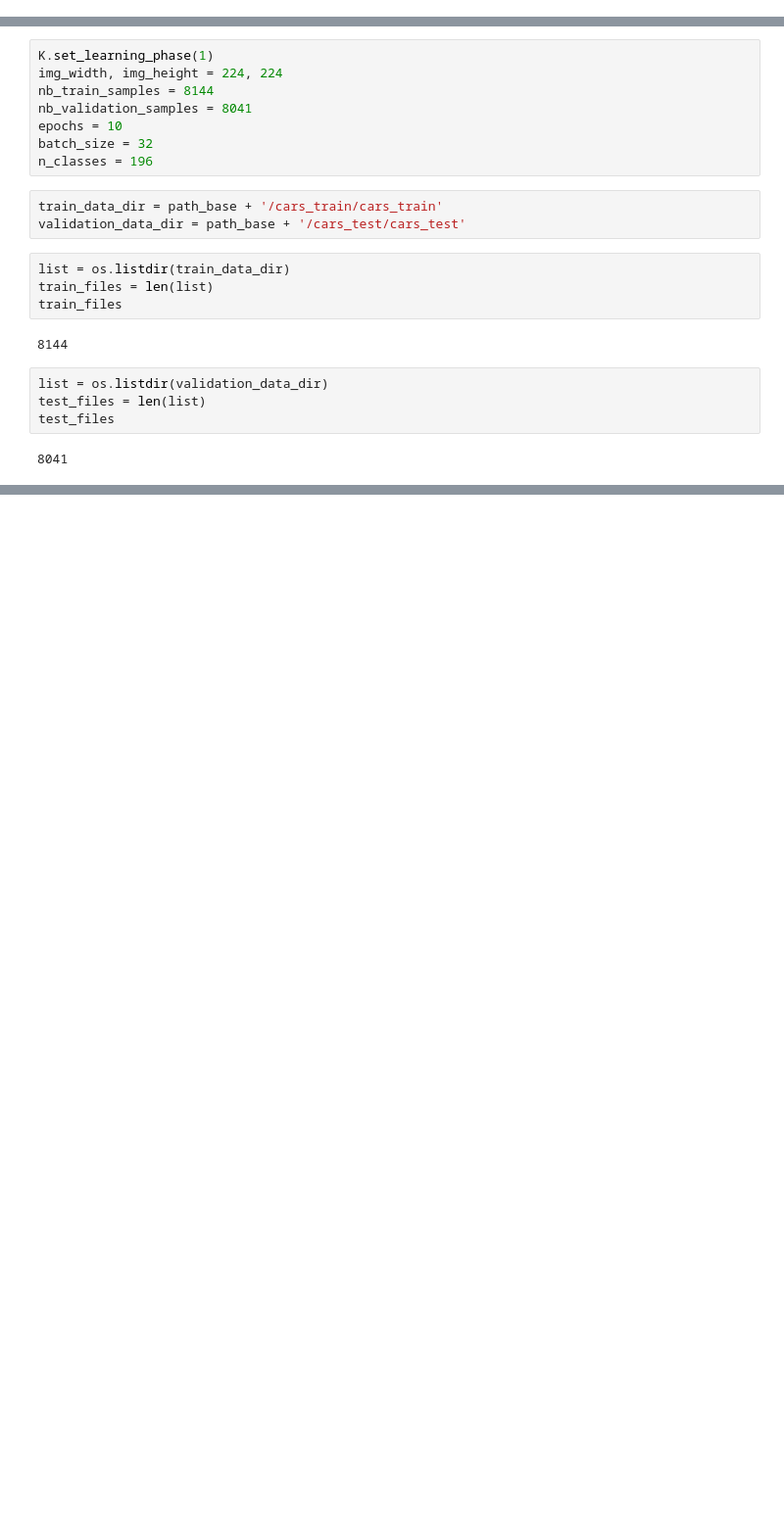
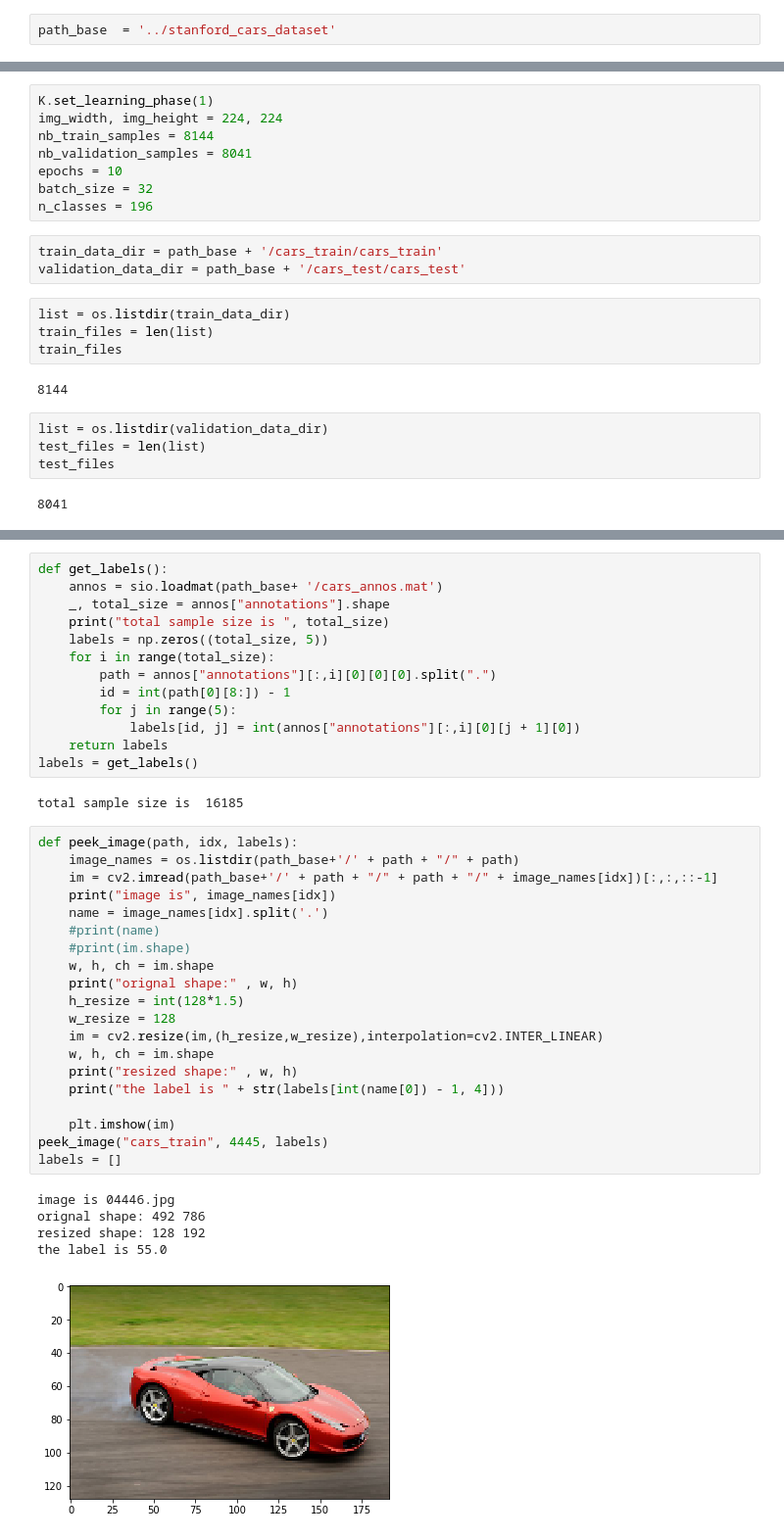
Before and after one commit to alcz86/ML, a Jupyter notebook: examples/Cars.ipynb, the cells around one changed output, grey strips where cells are left out. Shown at 98% size. Saved outputs shown, nothing was run; the diff lists cells and outputs as text; blank space fills up the shorter version.

```diff
--- a/examples/Cars.ipynb
+++ b/examples/Cars.ipynb
@@ -27,0 +25,2 @@ plt.show()
+# %%
+path_base  = '../stanford_cars_dataset'
@@ -95,0 +110,41 @@ Found 0 images belonging to 0 classes.
+# %%
+def get_labels():
+    annos = sio.loadmat(path_base+ '/cars_annos.mat')
+    _, total_size = annos["annotations"].shape
+    print("total sample size is ", total_size)
+    labels = np.zeros((total_size, 5))
+    for i in range(total_size):
+        path = annos["annotations"][:,i][0][0][0].split(".")
+        id = int(path[0][8:]) - 1
+        for j in range(5):
+            labels[id, j] = int(annos["annotations"][:,i][0][j + 1][0])
+    return labels
+labels = get_labels()
+# %% [output]
+total sample size is  16185
+# %%
+def peek_image(path, idx, labels):
+    image_names = os.listdir(path_base+'/' + path + "/" + path)
+    im = cv2.imread(path_base+'/' + path + "/" + path + "/" + image_names[idx])[:,:,::-1]
+    print("image is", image_names[idx])
+    name = image_names[idx].split('.')
+    #print(name)
+    #print(im.shape)
+    w, h, ch = im.shape
+    print("orignal shape:" , w, h)
+    h_resize = int(128*1.5)
+    w_resize = 128
+    im = cv2.resize(im,(h_resize,w_resize),interpolation=cv2.INTER_LINEAR)
+    w, h, ch = im.shape
+    print("resized shape:" , w, h)
+    print("the label is " + str(labels[int(name[0]) - 1, 4]))
+
+    plt.imshow(im)
+peek_image("cars_train", 4445, labels)
+labels = []
+# %% [output]
+image is 04446.jpg
+orignal shape: 492 786
+resized shape: 128 192
+the label is 55.0
+[figure, added]
```
Also changed, not shown: parts of 21 cells of this notebook.
